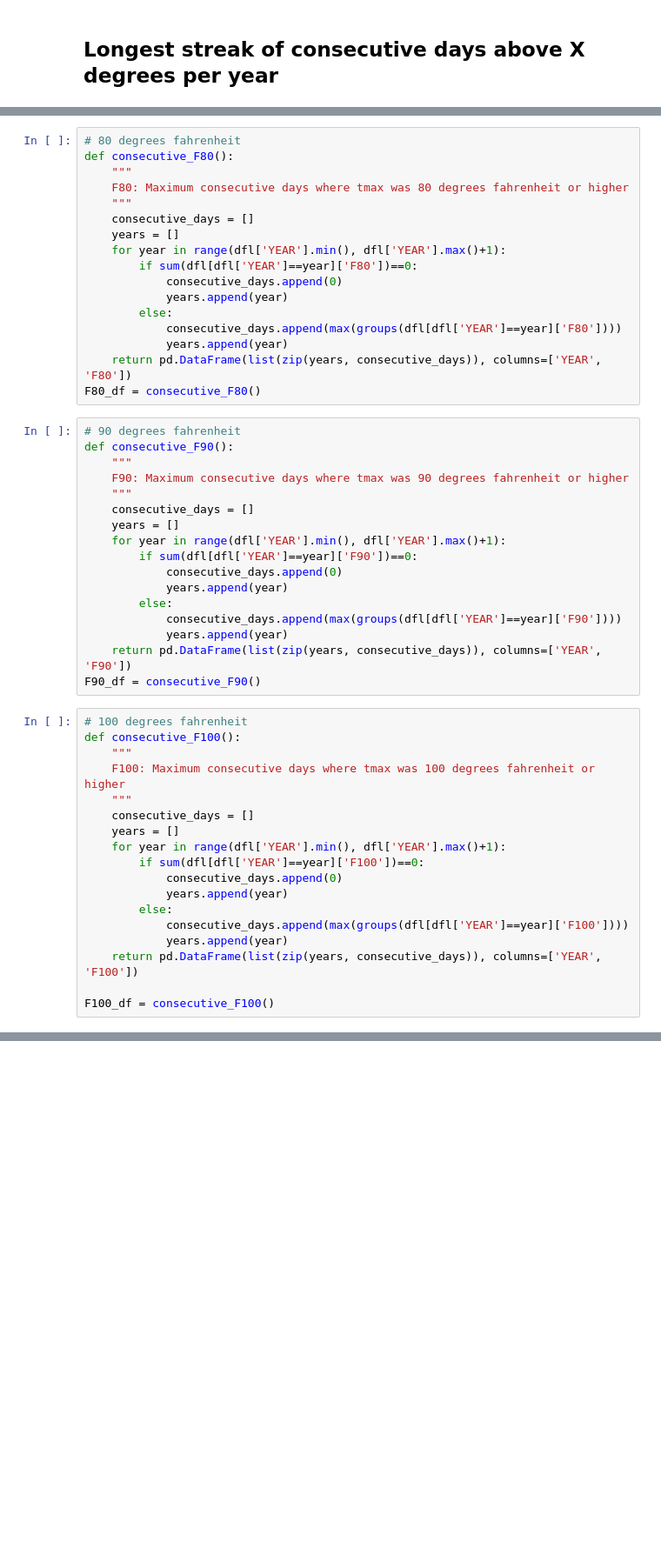
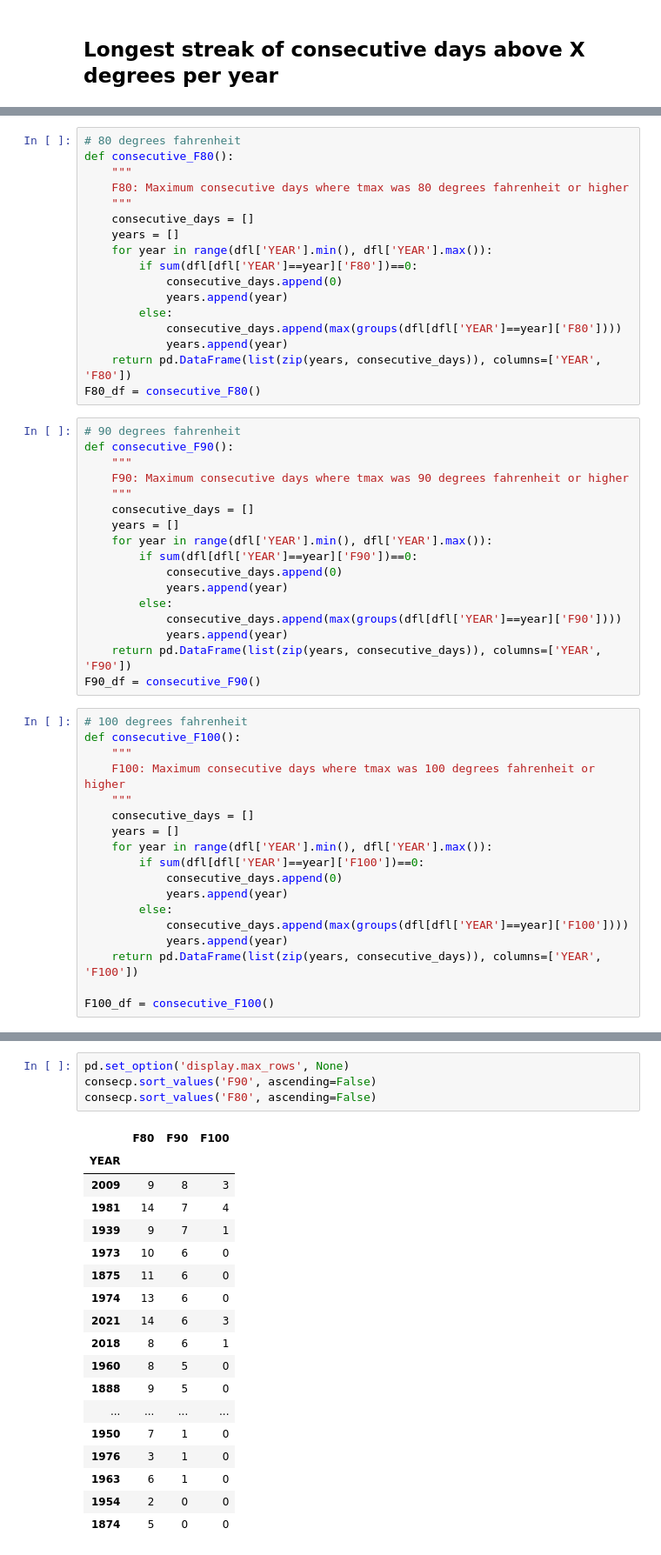
Before and after one commit to wpbSabi/weather, a Jupyter notebook: consecutive days of heat.ipynb, the cells around one changed output, grey strips where cells are left out. Shown: that part at 87% size. Drawn from its saved outputs; the diff is of its cells as text; blank space fills up the shorter version.

Commit message:
Added df sort at the end for 2021 comparisons

```diff
--- a/consecutive days of heat.ipynb
+++ b/consecutive days of heat.ipynb
@@ -144,7 +137,7 @@ def consecutive_F80():
     """
     consecutive_days = []
     years = []
-    for year in range(dfl['YEAR'].min(), dfl['YEAR'].max()+1):
+    for year in range(dfl['YEAR'].min(), dfl['YEAR'].max()):
         if sum(dfl[dfl['YEAR']==year]['F80'])==0:
             consecutive_days.append(0)
             years.append(year)
@@ -161,7 +154,7 @@ def consecutive_F90():
     """
     consecutive_days = []
     years = []
-    for year in range(dfl['YEAR'].min(), dfl['YEAR'].max()+1):
+    for year in range(dfl['YEAR'].min(), dfl['YEAR'].max()):
         if sum(dfl[dfl['YEAR']==year]['F90'])==0:
             consecutive_days.append(0)
             years.append(year)
@@ -178,7 +171,7 @@ def consecutive_F100():
     """
     consecutive_days = []
     years = []
-    for year in range(dfl['YEAR'].min(), dfl['YEAR'].max()+1):
+    for year in range(dfl['YEAR'].min(), dfl['YEAR'].max()):
         if sum(dfl[dfl['YEAR']==year]['F100'])==0:
             consecutive_days.append(0)
             years.append(year)
@@ -225,0 +202,23 @@ consecp
+# %%
+pd.set_option('display.max_rows', None)
+consecp.sort_values('F90', ascending=False)
+consecp.sort_values('F80', ascending=False)
+# %% [output]
+|  | F80 | F90 | F100 |
+| YEAR |  |  |  |
+| 2009 | 9 | 8 | 3 |
+| 1981 | 14 | 7 | 4 |
+| 1939 | 9 | 7 | 1 |
+| 1973 | 10 | 6 | 0 |
+| 1875 | 11 | 6 | 0 |
+| 1974 | 13 | 6 | 0 |
+| 2021 | 14 | 6 | 3 |
+| 2018 | 8 | 6 | 1 |
+| 1960 | 8 | 5 | 0 |
+| 1888 | 9 | 5 | 0 |
+| ... | ... | ... | ... |
+| 1950 | 7 | 1 | 0 |
+| 1976 | 3 | 1 | 0 |
+| 1963 | 6 | 1 | 0 |
+| 1954 | 2 | 0 | 0 |
+| 1874 | 5 | 0 | 0 |
```
Also changed, not shown: parts of 7 cells of this notebook.
